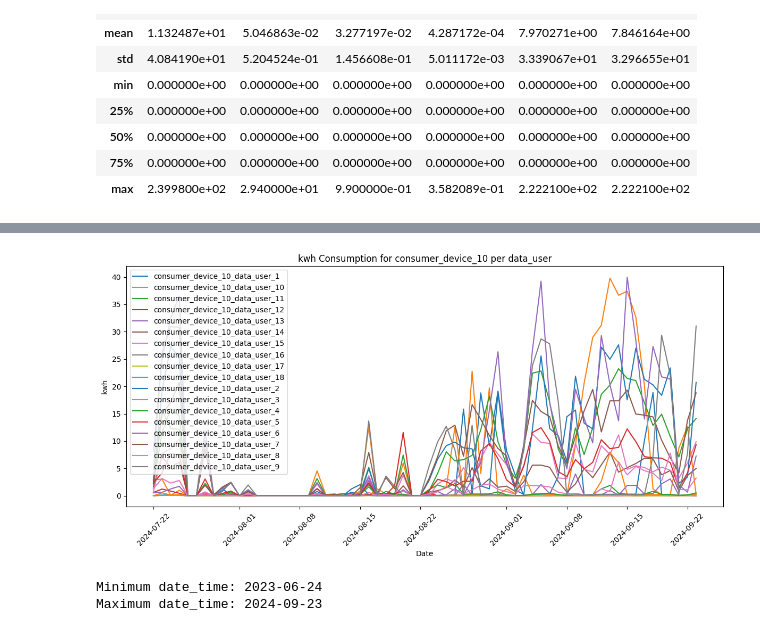
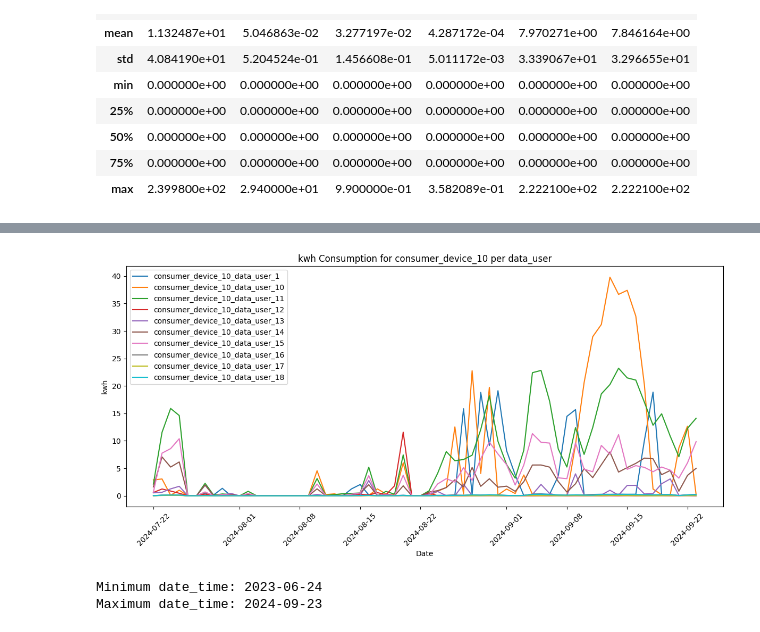
Before and after one commit to SIDIBEMoussa/Hydropower-Climate-Optimisation-Challenge, a Jupyter notebook: Notebook_version_1.ipynb, the cells around one changed output, grey strips where cells are left out. Cells and saved outputs as stored; diff of their text form; code cells hidden in the pictures.

```diff
--- a/Notebook_version_1.ipynb
+++ b/Notebook_version_1.ipynb
@@ -177,6 +183,12 @@ all_data_df.head()
 | 4 | 2024-07-22 18:40:00 | 134.84 | 0.08 | 0.74 | 0.000665 | consumer_device_10_data_user_1 | NaN | NaN | consumer_device_10 | ... |
 # %%
 all_data_df = all_data_df.fillna(0)
+# %%
+def my_operator(col):
+    if col == "kwh":
+        return "sum"
+    else:
+        return "mean"
 # %%
 # for all_data["Source"] aggregate by sum on day
 
@@ -190,7 +202,7 @@ all_data_df['Date'] = all_data_df['date_time'].dt.date
 
 # Group by 'Source' and 'Date', then sum the 'Load' for each group
 aggregated_data = all_data_df.groupby(['Source', 'Date'])#['kwh'].sum().reset_index()
-aggregated_data = aggregated_data.agg({col: 'sum' for col in all_data_df.columns if col not in ['Source',"Date",'date_time',"consumer_device","data_user"]}).reset_index()
+aggregated_data = aggregated_data.agg({col: my_operator(col) for col in all_data_df.columns if col not in ['Source',"Date",'date_time',"consumer_device","data_user"]}).reset_index()
 # Display the aggregated data
 aggregated_data.head()
 # %% [output]
@@ -217,22 +229,27 @@ final_data.to_csv("/content/Hydropower-Climate-Optimisation-Challenge/Join_data/
 # %%
 # Filter data for consumer_device_10
+aggregated_data = final_data
 consumer_10_data = aggregated_data[aggregated_data['Source'].str.contains('consumer_device_10')]
 
 # Create the plot
 plt.figure(figsize=(12, 6))
+i = 0
 for data_user in consumer_10_data['Source'].unique():
     user_data = consumer_10_data[consumer_10_data['Source'] == data_user]
     plt.plot(user_data['Date'], user_data['kwh'], label=data_user)
+    i += 1
+    if i == 10:
+        break
 
 plt.xlabel('Date')
 plt.ylabel('kwh')
 plt.title('kwh Consumption for consumer_device_10 per data_user')
 plt.xticks(rotation=45)
 plt.legend()
 plt.tight_layout()
 plt.show()
 # %% [output]
-[figure, old version]
+[figure, new version]
 # %%
 # Find the minimum and maximum date_time values
 min_date = aggregated_data['Date'].min()
```
Also changed, not shown: parts of 4 cells of this notebook.
